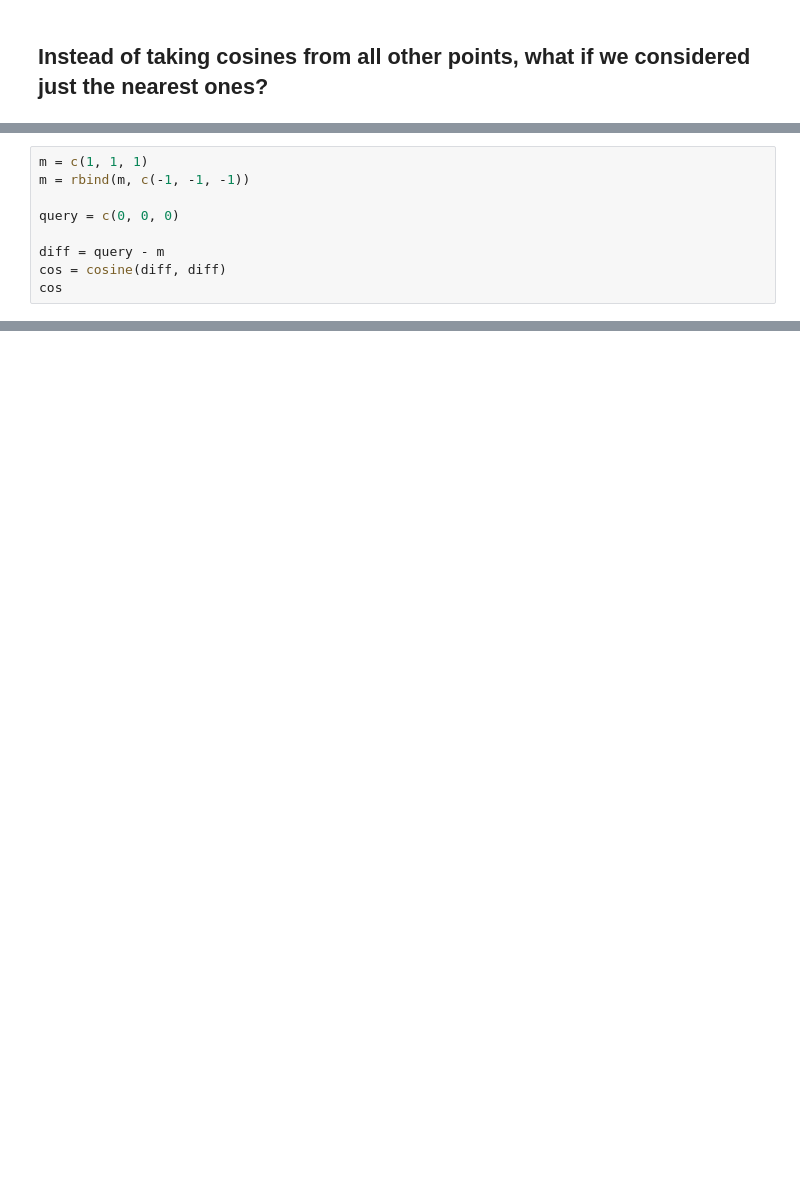
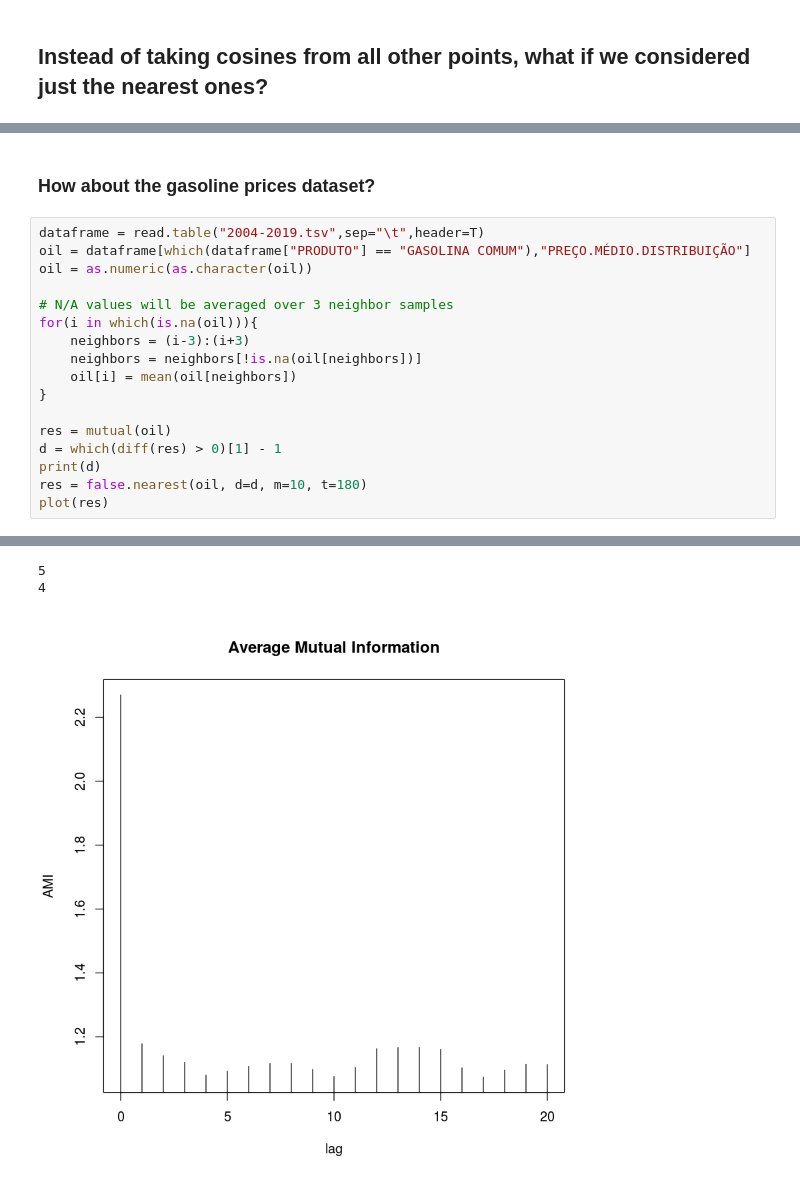
Before and after one commit to Fernando1729/datasci_proj, a Jupyter notebook: analysis_of_dwnn.ipynb, the cells around one changed output, grey strips where cells are left out. Drawn from its saved outputs; the diff is of its cells as text; blank space fills up the shorter version.

```diff
--- a/analysis_of_dwnn.ipynb
+++ b/analysis_of_dwnn.ipynb
@@ -418,9 +423,0 @@ summary(df)
-# %%
-m = c(1, 1, 1)
-m = rbind(m, c(-1, -1, -1))
-
-query = c(0, 0, 0)
-
-diff = query - m
-cos = cosine(diff, diff)
-cos
@@ -431,0 +512,20 @@ A matrix: 2 × 2 of type dbl
+# %% [markdown]
+### How about the gasoline prices dataset?
+# %%
+dataframe = read.table("2004-2019.tsv",sep="\t",header=T)
+oil = dataframe[which(dataframe["PRODUTO"] == "GASOLINA COMUM"),"PREÇO.MÉDIO.DISTRIBUIÇÃO"]
+oil = as.numeric(as.character(oil))
+
+# N/A values will be averaged over 3 neighbor samples
+for(i in which(is.na(oil))){
+    neighbors = (i-3):(i+3)
+    neighbors = neighbors[!is.na(oil[neighbors])]
+    oil[i] = mean(oil[neighbors])
+}
+
+res = mutual(oil)
+d = which(diff(res) > 0)[1] - 1
+print(d)
+res = false.nearest(oil, d=d, m=10, t=180)
+plot(res)
+# %% [output]
@@ -431,0 +534,3 @@ A matrix: 2 × 2 of type dbl
+5
+4
+[figure, added]
```
Also changed, not shown: parts of 13 cells of this notebook.
